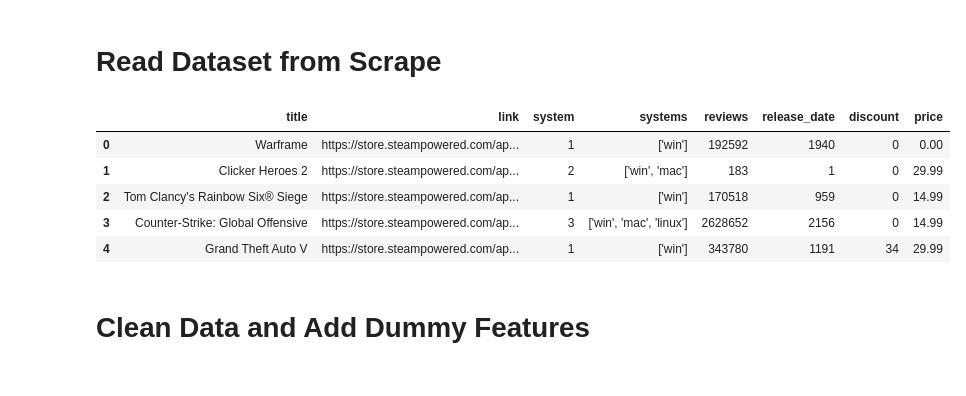
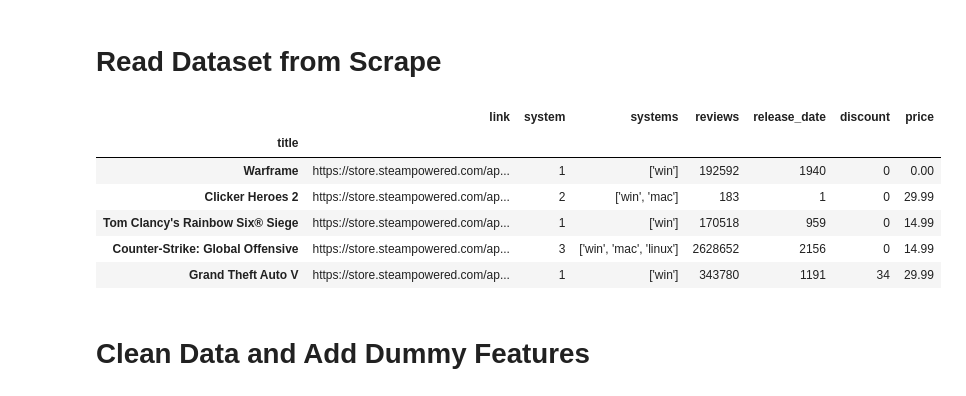
Before and after one commit to mayamadhavan/projects, a Jupyter notebook: modeling_steam_search_results.ipynb, the cells around one changed output. Saved outputs shown, nothing was run; the diff lists cells and outputs as text; code cells hidden in the pictures.

```diff
--- a/modeling_steam_search_results.ipynb
+++ b/modeling_steam_search_results.ipynb
@@ -60,14 +78,16 @@ import time
 # %%
 df=pd.read_csv('steam3.csv')
 del(df['Unnamed: 0'])
+df.set_index('title', inplace=True)
 df.head()
 # %% [output]
-|  | title | link | system | systems | reviews | release_date | discount | price |
-| 0 | Warframe | https://store.steampowered.com/ap... | 1 | ['win'] | 192592 | 1940 | 0 | 0.00 |
-| 1 | Clicker Heroes 2 | https://store.steampowered.com/ap... | 2 | ['win', 'mac'] | 183 | 1 | 0 | 29.99 |
-| 2 | Tom Clancy's Rainbow Six® Siege | https://store.steampowered.com/ap... | 1 | ['win'] | 170518 | 959 | 0 | 14.99 |
-| 3 | Counter-Strike: Global Offensive | https://store.steampowered.com/ap... | 3 | ['win', 'mac', 'linux'] | 2628652 | 2156 | 0 | 14.99 |
-| 4 | Grand Theft Auto V | https://store.steampowered.com/ap... | 1 | ['win'] | 343780 | 1191 | 34 | 29.99 |
+|  | link | system | systems | reviews | release_date | discount | price |
+| title |  |  |  |  |  |  |  |
+| Warframe | https://store.steampowered.com/ap... | 1 | ['win'] | 192592 | 1940 | 0 | 0.00 |
+| Clicker Heroes 2 | https://store.steampowered.com/ap... | 2 | ['win', 'mac'] | 183 | 1 | 0 | 29.99 |
+| Tom Clancy's Rainbow Six® Siege | https://store.steampowered.com/ap... | 1 | ['win'] | 170518 | 959 | 0 | 14.99 |
+| Counter-Strike: Global Offensive | https://store.steampowered.com/ap... | 3 | ['win', 'mac', 'linux'] | 2628652 | 2156 | 0 | 14.99 |
+| Grand Theft Auto V | https://store.steampowered.com/ap... | 1 | ['win'] | 343780 | 1191 | 34 | 29.99 |
 # %% [markdown]
 # Clean Data and Add Dummy Features
 # %% [markdown]
```
Also changed, not shown: parts of 30 cells of this notebook, 2 other files.
